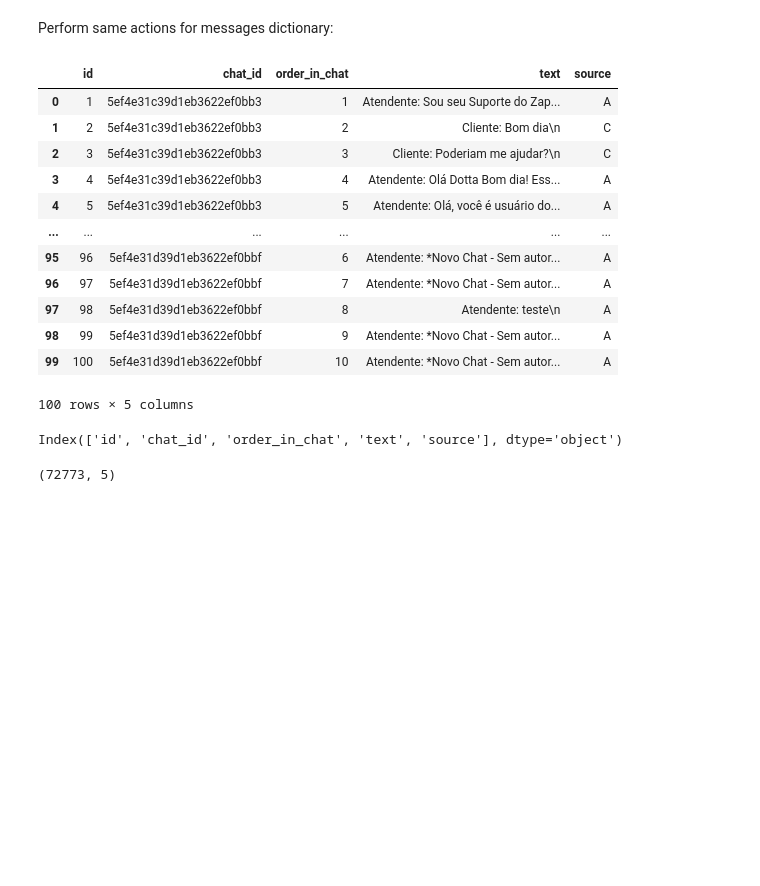
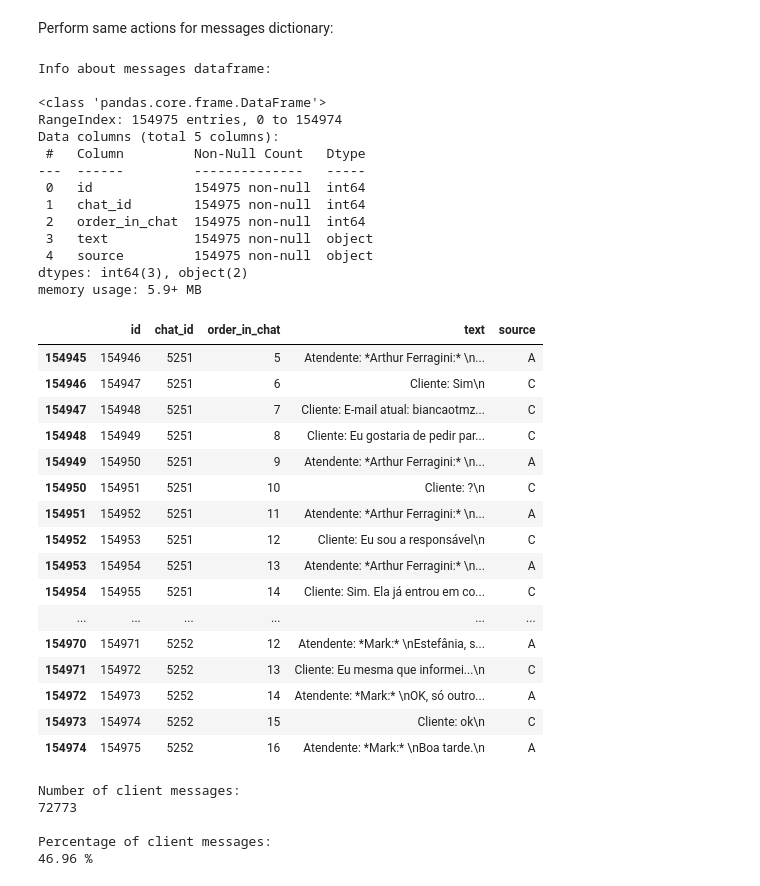
Before and after one commit to higorpr/chatguru-ai-challenge, a Jupyter notebook: ML Pipeline.ipynb, the cells around one changed output. Saved outputs shown, nothing was run; the diff lists cells and outputs as text; code cells hidden in the pictures; blank space fills up the shorter version.

Commit message:
feat: complete chat split and add study material

```diff
--- a/ML Pipeline.ipynb
+++ b/ML Pipeline.ipynb
@@ -146,28 +166,54 @@ chat_df.head(10)
 Perform same actions for messages dictionary:
 # %%
 message_df = pd.DataFrame(data=messages_dict)
-message_df.head(100)
+print('Info about messages dataframe:\n')
+message_df.info()
 # %% [output]
-|  | id | chat_id | order_in_chat | text | source |
-| 0 | 1 | 5ef4e31c39d1eb3622ef0bb3 | 1 | Atendente: Sou seu Suporte do Zap... | A |
-| 1 | 2 | 5ef4e31c39d1eb3622ef0bb3 | 2 | Cliente: Bom dia\n | C |
-| 2 | 3 | 5ef4e31c39d1eb3622ef0bb3 | 3 | Cliente: Poderiam me ajudar?\n | C |
-| 3 | 4 | 5ef4e31c39d1eb3622ef0bb3 | 4 | Atendente: Olá Dotta Bom dia! Ess... | A |
-| 4 | 5 | 5ef4e31c39d1eb3622ef0bb3 | 5 | Atendente: Olá, você é usuário do... | A |
-| ... | ... | ... | ... | ... | ... |
-| 95 | 96 | 5ef4e31d39d1eb3622ef0bbf | 6 | Atendente: *Novo Chat - Sem autor... | A |
-| 96 | 97 | 5ef4e31d39d1eb3622ef0bbf | 7 | Atendente: *Novo Chat - Sem autor... | A |
-| 97 | 98 | 5ef4e31d39d1eb3622ef0bbf | 8 | Atendente: teste\n | A |
-| 98 | 99 | 5ef4e31d39d1eb3622ef0bbf | 9 | Atendente: *Novo Chat - Sem autor... | A |
-| 99 | 100 | 5ef4e31d39d1eb3622ef0bbf | 10 | Atendente: *Novo Chat - Sem autor... | A |
-100 rows × 5 columns
+Info about messages dataframe:
+
+<class 'pandas.core.frame.DataFrame'>
+RangeIndex: 154975 entries, 0 to 154974
+Data columns (total 5 columns):
+ #   Column         Non-Null Count   Dtype
+---  ------         --------------   -----
+ 0   id             154975 non-null  int64
+ 1   chat_id        154975 non-null  int64
+ 2   order_in_chat  154975 non-null  int64
+ 3   text           154975 non-null  object
+ 4   source         154975 non-null  object
+dtypes: int64(3), object(2)
+memory usage: 5.9+ MB
+# %%
+message_df.tail(30)
+# %% [output]
+|  | id | chat_id | order_in_chat | text | source |
+| 154945 | 154946 | 5251 | 5 | Atendente: *Arthur Ferragini:* \n... | A |
+| 154946 | 154947 | 5251 | 6 | Cliente: Sim\n | C |
+| 154947 | 154948 | 5251 | 7 | Cliente: E-mail atual: biancaotmz... | C |
+| 154948 | 154949 | 5251 | 8 | Cliente: Eu gostaria de pedir par... | C |
+| 154949 | 154950 | 5251 | 9 | Atendente: *Arthur Ferragini:* \n... | A |
+| 154950 | 154951 | 5251 | 10 | Cliente: ?\n | C |
+| 154951 | 154952 | 5251 | 11 | Atendente: *Arthur Ferragini:* \n... | A |
+| 154952 | 154953 | 5251 | 12 | Cliente: Eu sou a responsável\n | C |
+| 154953 | 154954 | 5251 | 13 | Atendente: *Arthur Ferragini:* \n... | A |
+| 154954 | 154955 | 5251 | 14 | Cliente: Sim. Ela já entrou em co... | C |
+| ... | ... | ... | ... | ... | ... |
+| 154970 | 154971 | 5252 | 12 | Atendente: *Mark:* \nEstefânia, s... | A |
+| 154971 | 154972 | 5252 | 13 | Cliente: Eu mesma que informei...\n | C |
+| 154972 | 154973 | 5252 | 14 | Atendente: *Mark:* \nOK, só outro... | A |
+| 154973 | 154974 | 5252 | 15 | Cliente: ok\n | C |
+| 154974 | 154975 | 5252 | 16 | Atendente: *Mark:* \nBoa tarde.\n | A |
 # %%
-print(message_df.columns)
-message_df[message_df['chat_id'] == '5ef4e31d39d1eb3622ef0bbf']
-message_df[message_df['source'] == 'C'].shape
+print('Number of client messages:')
+print(f"{message_df[message_df['source'] == 'C'].shape[0]}")
+print('\nPercentage of client messages:')
+print(f"{round(100 * (message_df[message_df['source'] == 'C'].shape[0] / message_df.shape[0]),2)} %")
 # %% [output]
-Index(['id', 'chat_id', 'order_in_chat', 'text', 'source'], dtype='object')
+Number of client messages:
+72773
+
+Percentage of client messages:
+46.96 %
-(72773, 5)
 # %%
 chat_df['id'].unique().size
 # %% [output]
```
Also changed, not shown: parts of 6 cells of this notebook, 10 other files.
